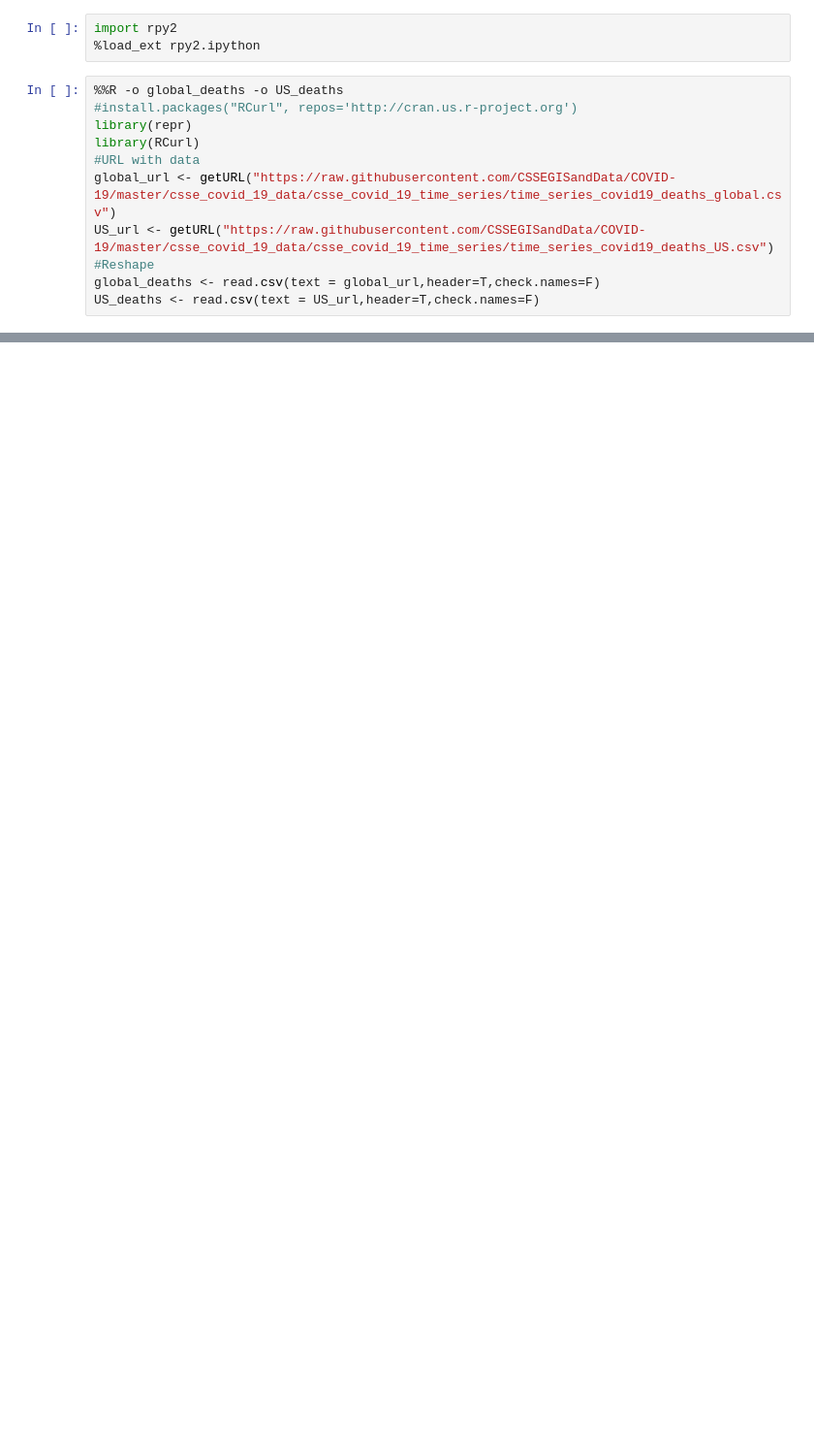
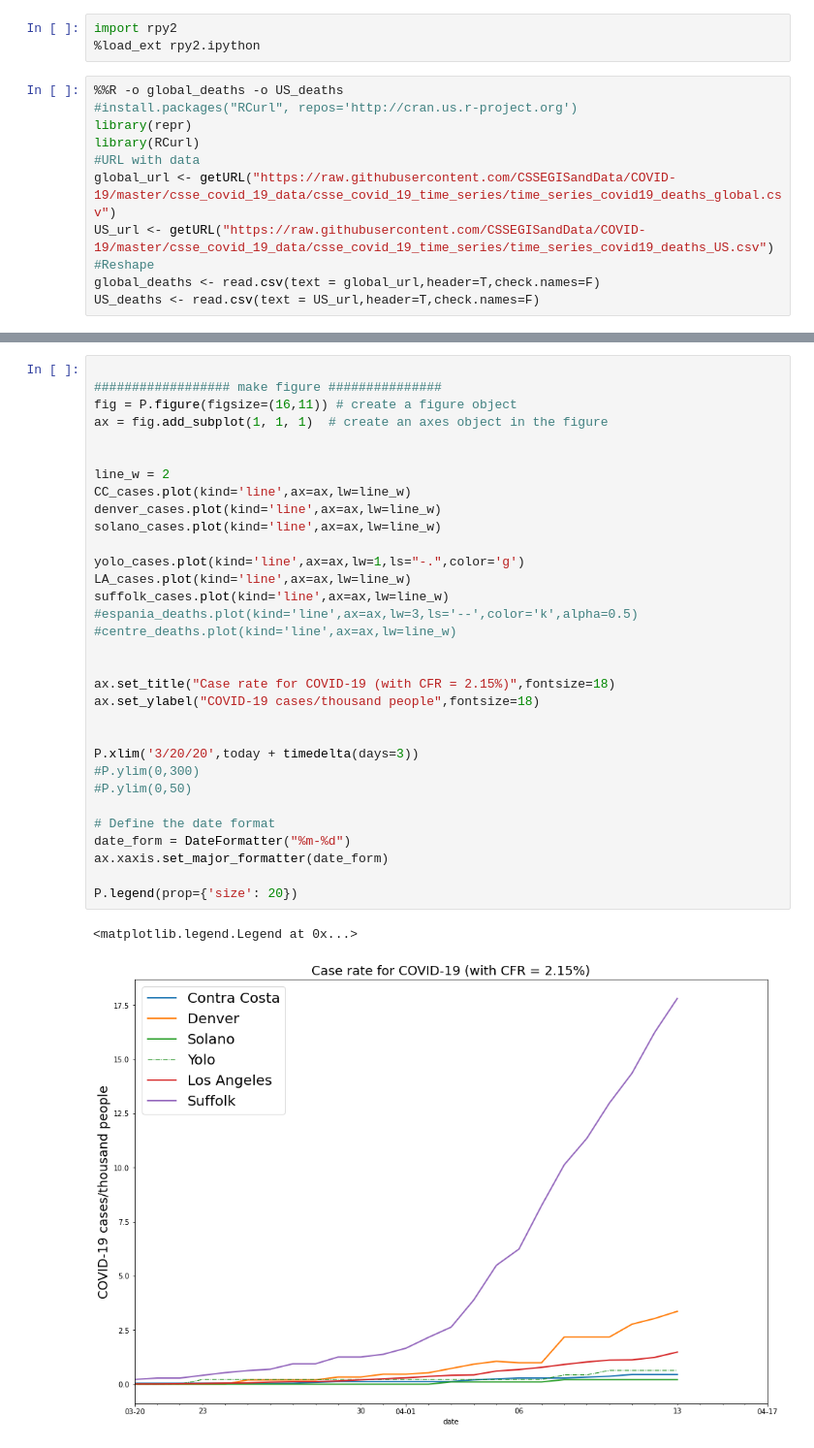
Before and after one commit to bjmain/SARS-CoV-2, a Jupyter notebook: sars2_v2.ipynb, the cells around one changed output, grey strips where cells are left out. Shown: that part at 97% size. Cells and saved outputs as stored; diff of their text form; blank space fills up the shorter version.

```diff
--- a/sars2_v2.ipynb
+++ b/sars2_v2.ipynb
@@ -199,3 +226,38 @@ ax.xaxis.set_major_formatter(date_form)
+# %%
+
+################## make figure ###############
+fig = P.figure(figsize=(16,11)) # create a figure object
+ax = fig.add_subplot(1, 1, 1)  # create an axes object in the figure
+
+
+line_w = 2
+CC_cases.plot(kind='line',ax=ax,lw=line_w)
+denver_cases.plot(kind='line',ax=ax,lw=line_w)
+solano_cases.plot(kind='line',ax=ax,lw=line_w)
+
+yolo_cases.plot(kind='line',ax=ax,lw=1,ls="-.",color='g')
+LA_cases.plot(kind='line',ax=ax,lw=line_w)
+suffolk_cases.plot(kind='line',ax=ax,lw=line_w)
+#espania_deaths.plot(kind='line',ax=ax,lw=3,ls='--',color='k',alpha=0.5)
+#centre_deaths.plot(kind='line',ax=ax,lw=line_w)
+
+
+ax.set_title("Case rate for COVID-19 (with CFR = 2.15%)",fontsize=18)
+ax.set_ylabel("COVID-19 cases/thousand people",fontsize=18)
+
+
+P.xlim('3/20/20',today + timedelta(days=3))
+#P.ylim(0,300)
+#P.ylim(0,50)
+
+# Define the date format
+date_form = DateFormatter("%m-%d")
+ax.xaxis.set_major_formatter(date_form)
+
+P.legend(prop={'size': 20})
+# %% [output]
+<matplotlib.legend.Legend at 0x...>
+[figure, added]
 # %%
 %%R
 # Note: This is a python3 notebook, so you need to run the rpy2 cell (top) before running this.
```
Also changed, not shown: parts of 4 cells of this notebook.
